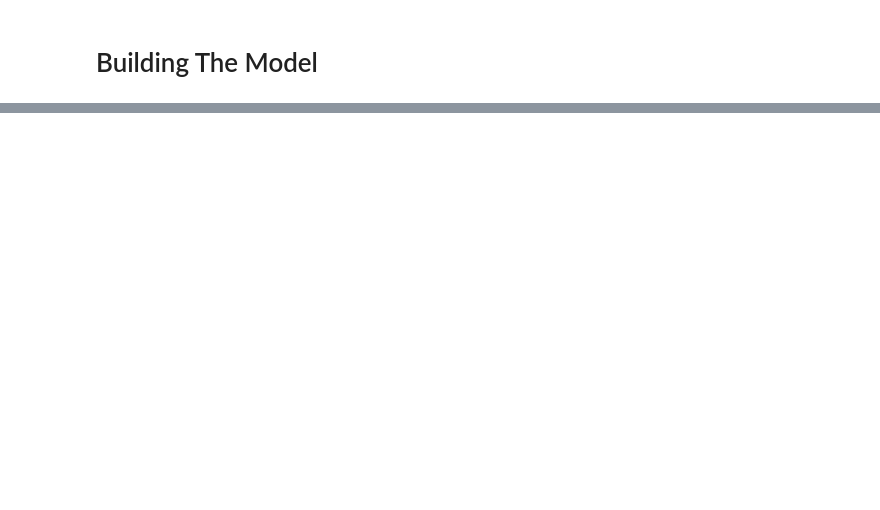
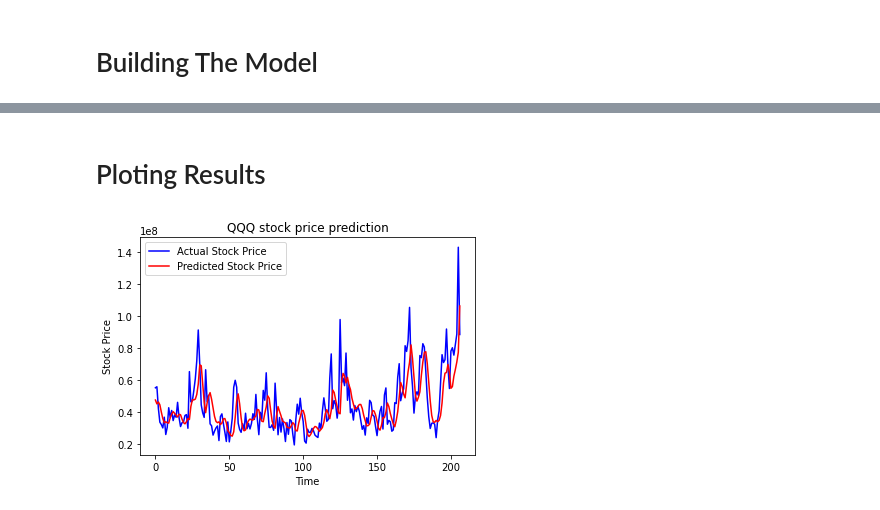
Before and after one commit to gaben3722/Time-Series-Project-Finance-Data, a Jupyter notebook: Untitled.ipynb, the cells around one changed output, grey strips where cells are left out. Saved outputs shown, nothing was run; the diff lists cells and outputs as text; code cells hidden in the pictures; blank space fills up the shorter version.

```diff
--- a/Untitled.ipynb
+++ b/Untitled.ipynb
@@ -125,0 +130,3 @@ plt.show()
+# %%
+start = datetime.datetime(2021,1,1)
+end = datetime.datetime.today()
@@ -125,0 +153,16 @@ plt.show()
+# %%
+y_pred = model.predict(X_test) #predicting values
+# %%
+predicted_price = sc.inverse_transform(y_pred) #inversing the scaling transformation for ploting
+# %% [markdown]
+# Ploting Results
+# %%
+plt.plot(y_test, color = 'blue', label = 'Actual Stock Price')
+plt.plot(predicted_price, color = 'red', label = 'Predicted Stock Price')
+plt.title('QQQ stock price prediction')
+plt.xlabel('Time')
+plt.ylabel('Stock Price')
+plt.legend()
+plt.show()
+# %% [output]
+[figure, added]
```
Also changed, not shown: parts of 13 cells of this notebook.
